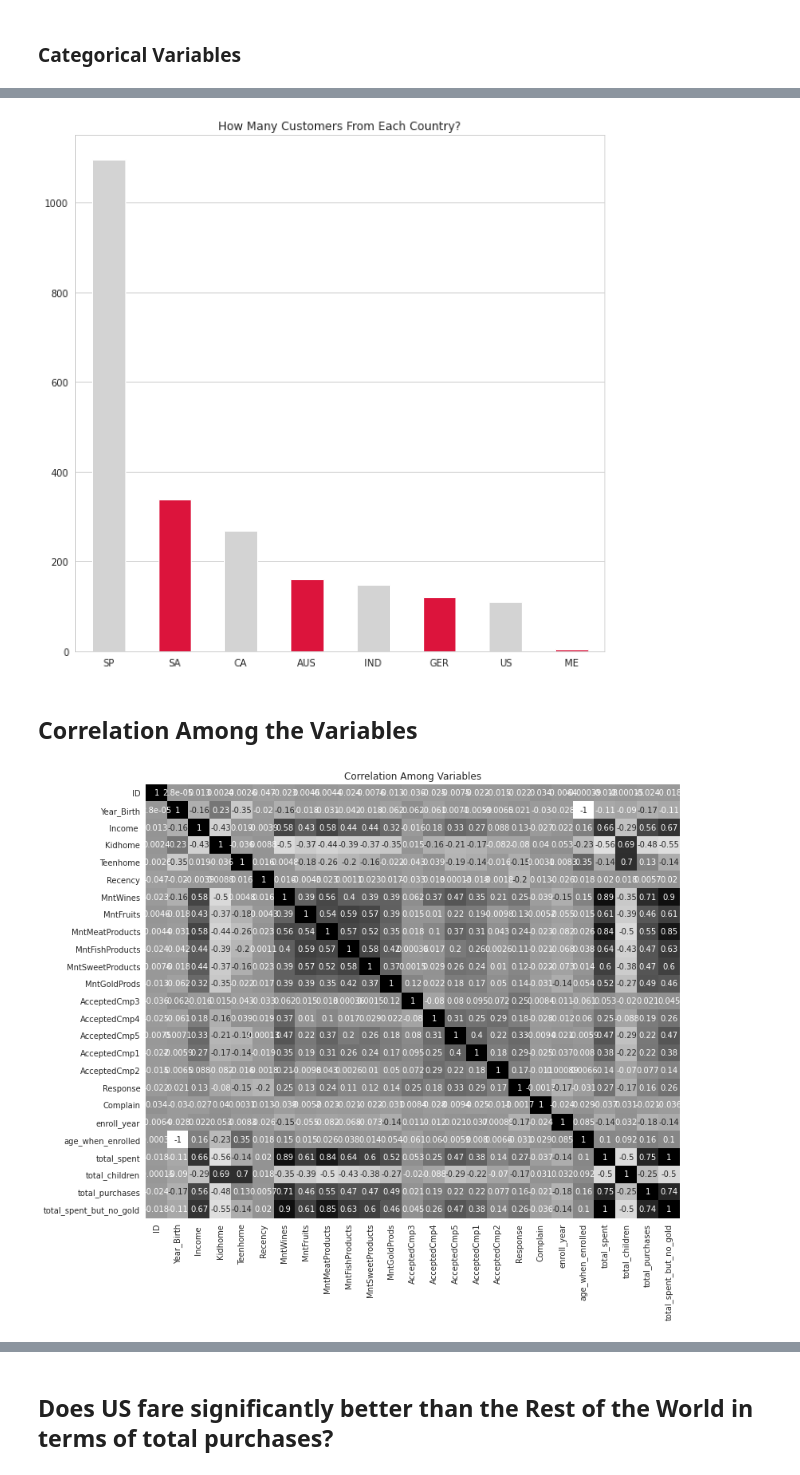
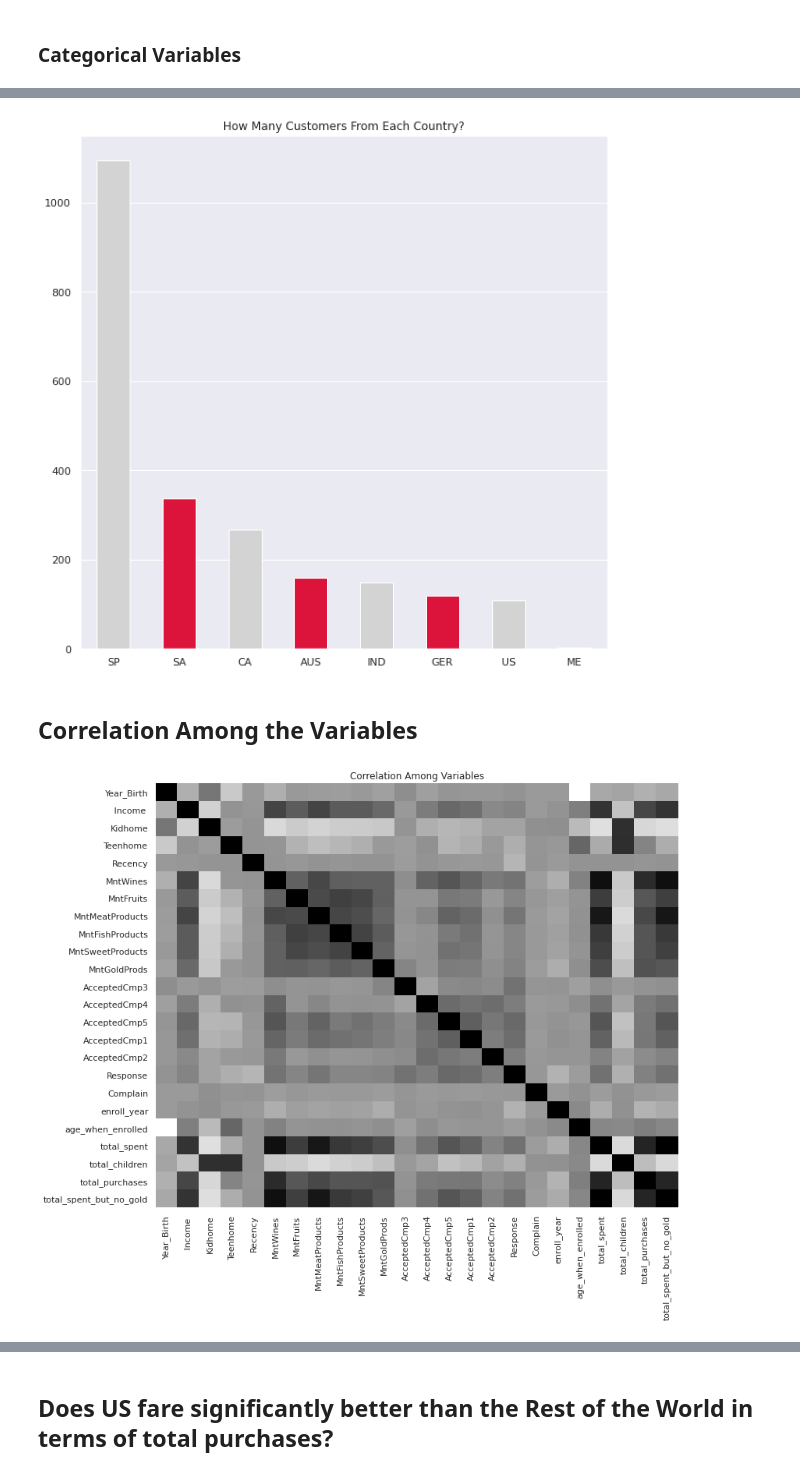
Before and after one commit to MatheusRocha0/Marketing-Analytics, a Jupyter notebook: Marketing-Analytics.ipynb, the cells around one changed output, grey strips where cells are left out. Saved outputs shown, nothing was run; the diff lists cells and outputs as text; code cells hidden in the pictures.

```diff
--- a/Marketing-Analytics.ipynb
+++ b/Marketing-Analytics.ipynb
@@ -166,0 +184,2 @@ df["total_spent_but_no_gold"] = (df["MntWines"] + df["MntFruits"] + df["MntMeatP
+# %%
+df.drop_duplicates(inplace = True)
@@ -167,8 +188,8 @@ df["total_spent_but_no_gold"] = (df["MntWines"] + df["MntFruits"] + df["MntMeatP
+# %%
+df.drop("ID", axis = 1, inplace = True)
 # %% [markdown]
 ## Ploting Anomaly in Income Variable
 # %%
-sb.set_style("whitegrid")
-plt.figure(figsize = (10, 10))
 sb.boxplot(y = df[" Income "], color = "lightgray")
 plt.title("Anomalies in Income Variable")
 plt.ylabel("")
@@ -209,15 +238,15 @@ plt.title("How Many Customers From Each Country?")
 plt.grid(axis = "x")
 plt.show()
 # %% [output]
-[figure, old version]
+[figure, new version]
 # %% [markdown]
 ## Correlation Among the Variables
 # %%
 heatmap_df = df.drop(["NumDealsPurchases", "NumWebPurchases", "NumCatalogPurchases", "NumStorePurchases", "NumWebVisitsMonth"], axis = 1)
 
 plt.figure(figsize = (12, 10))
-sb.heatmap(heatmap_df.corr(), cbar = False, annot = True, cmap = "Greys")
+sb.heatmap(heatmap_df.corr(), cbar = False, cmap = "Greys")
 plt.title("Correlation Among Variables")
 plt.show()
 # %% [output]
-[figure, old version]
+[figure, new version]
```
Also changed, not shown: parts of 21 cells of this notebook.
